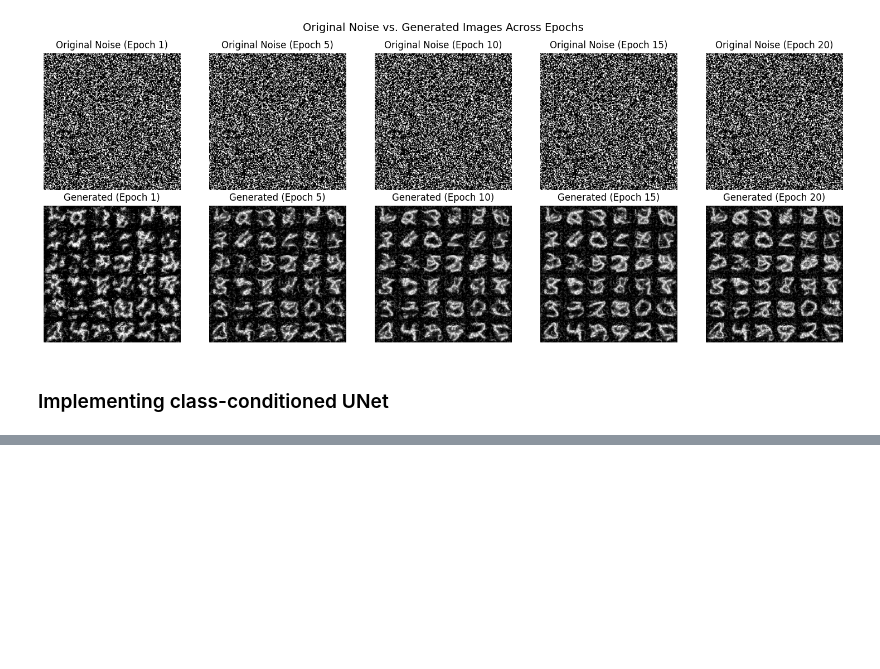
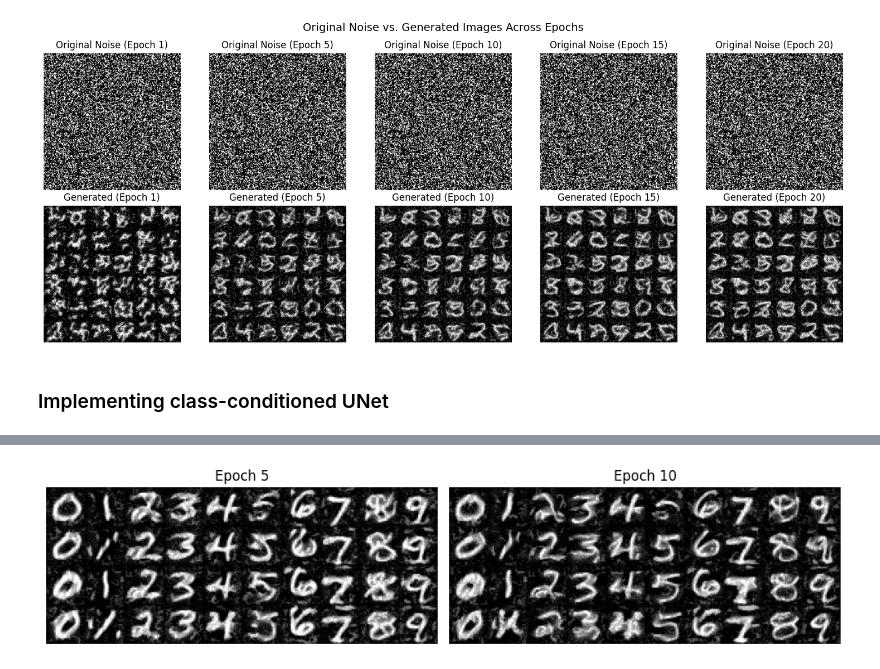
Before and after one commit to LIYunzhe1408/Flow-Matching, a Jupyter notebook: cs180_proj5b_flowmatching_starter.ipynb, the cells around one changed output, grey strips where cells are left out. Cells and saved outputs as stored; diff of their text form; code cells hidden in the pictures; blank space fills up the shorter version.

```diff
--- a/cs180_proj5b_flowmatching_starter.ipynb
+++ b/cs180_proj5b_flowmatching_starter.ipynb
@@ -1536,0 +1419,57 @@ plt.show()
+# %%
+import torch
+import torch.nn.functional as F
+import matplotlib.pyplot as plt
+import numpy as np
+import os
+
+# Define checkpoint directory and model settings
+checkpoint_dir = "./checkpoints_class_unet"
+epochs_to_plot = [5, 10]  # Visualize only epochs 1 and 5
+img_size = (28, 28)  # Image resolution
+num_ts = 100  # Number of timesteps
+guidance_scale = 5.0  # Classifier-Free Guidance Scale
+num_instances = 4  # Generate 4 samples per digit (stacked vertically)
+
+# Load trained model
+device = torch.device("cuda" if torch.cuda.is_available() else "cpu")
+unet = ClassConditionalUNet(in_channels=1, num_classes=10, num_hiddens=64).to(device)
+
+# Create figure layout (1 row, 2 columns for epochs 1 and 5)
+fig, axes = plt.subplots(1, len(epochs_to_plot), figsize=(10, 4))
+
+# Iterate over selected epochs
+for idx, epoch in enumerate(epochs_to_plot):
+    checkpoint_path = os.path.join(checkpoint_dir, f"unet_epoch_{epoch}.pth")
+
+    # Ensure checkpoint exists
+    if not os.path.exists(checkpoint_path):
+        print(f"Warning: Checkpoint {checkpoint_path} not found. Skipping epoch {epoch}.")
+        continue
+
+    # Load model checkpoint
+    unet.load_state_dict(torch.load(checkpoint_path, map_location=device))
+    model = FlowMatching(unet, num_ts=num_ts)  # Wrap in FlowMatching for sampling
+    model.eval()
+
+    # Generate class labels (digits 0-9) repeated for `num_instances`
+    c = torch.arange(0, 10, dtype=torch.long, device=device).repeat_interleave(num_instances)
+    c_one_hot = F.one_hot(c, num_classes=10).float().to(device)  # Convert to one-hot encoding
+
+    # Sample images using model.sample()
+    with torch.inference_mode():
+        generated_images = model.sample(c_one_hot, img_size, guidance_scale, seed=42).cpu().numpy()
+
+    # Arrange results in a grid (horizontally aligned images)
+    stacked_images = np.hstack([np.vstack(generated_images[i * num_instances:(i + 1) * num_instances, 0]) for i in range(10)])
+
+    # Plot the image grid
+    axes[idx].imshow(stacked_images, cmap="gray", vmin=0, vmax=1)
+    axes[idx].axis("off")
+    axes[idx].set_title(f"Epoch {epoch}")
+
+# Adjust layout for proper formatting
+plt.tight_layout()
+plt.show()
+# %% [output]
+[figure, added]
```
Also changed, not shown: parts of 10 cells of this notebook.
